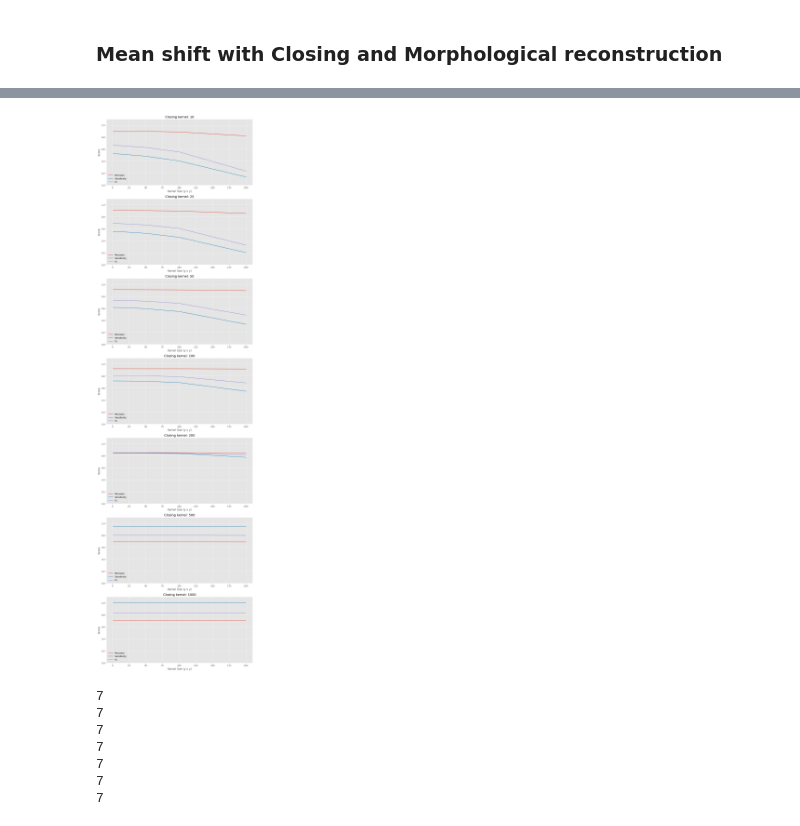
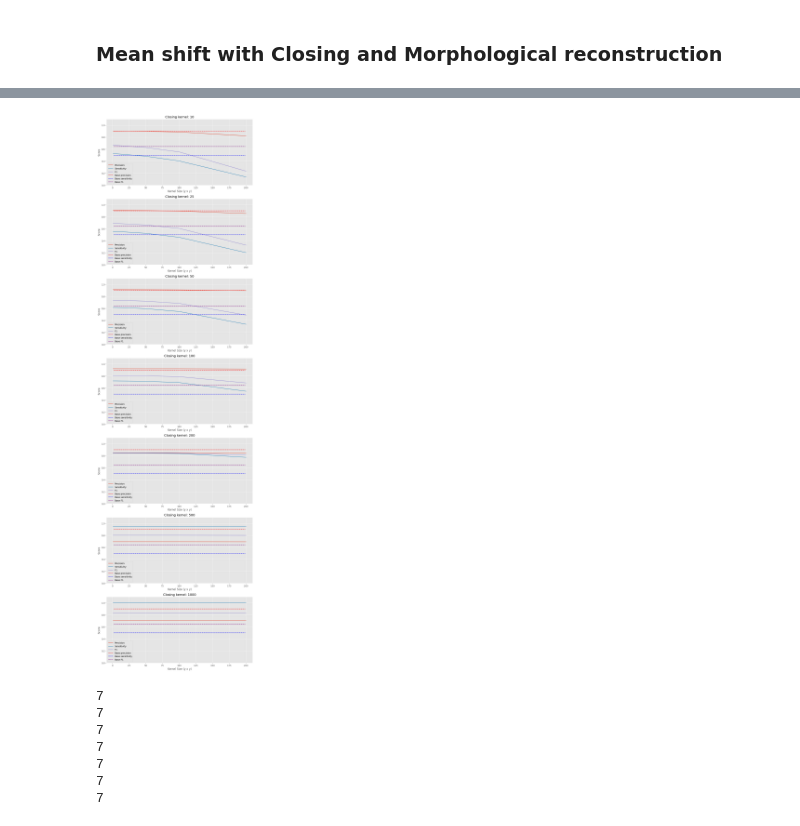
Before and after one commit to MCV-2024-C1-Project/Team7, a Jupyter notebook: segmentation_analysis.ipynb, the cells around one changed output, grey strips where cells are left out. Drawn from its saved outputs; the diff is of its cells as text; code cells hidden in the pictures.

Commit message:
Reference lines on graphics

```diff
--- a/segmentation_analysis.ipynb
+++ b/segmentation_analysis.ipynb
@@ -259,21 +262,24 @@ df = pd.DataFrame.from_dict(mean_shift_results, orient='index', columns=['Precis
 # %%
 fig, axs = plt.subplots(figsize = (10,35), nrows = len(closing_kernels), ncols=1)
 axs = axs.flatten()
 for ax, closing in zip(axs, closing_kernels):
     closing_df = df[df["index"].str.contains(f"closing:{closing} ")]
     ax.plot(morph_kernels, closing_df.Precision, label = "Precision")
     ax.plot(morph_kernels, closing_df.Sensitivity, label = "Sensitivity")
     ax.plot(morph_kernels, closing_df.F1, label = "F1")
+    ax.axhline(y=df[(df["index"]=="base_method")]["Precision"][0], linestyle="--", label = "Base precision", color='r', xmin=0.05, xmax=0.95)
+    ax.axhline(y=df[(df["index"]=="base_method")]["Sensitivity"][0], linestyle="--", label = "Base sensitivity", color='b', xmin=0.05, xmax=0.95)
+    ax.axhline(y=df[(df["index"]=="base_method")]["F1"][0], linestyle="--", label = "Base F1", color='purple', xmin=0.05, xmax=0.95)
     ax.set_title(f"Closing kernel: {closing}")
     ax.set_ylim([0,1.1])
     ax.set_xlabel("Kernel Size (y x y)")
     ax.set_ylabel("Score")
     ax.legend(loc="lower left")
 
 plt.tight_layout()
 plt.show()
 # %% [output]
-[figure, old version]
+[figure, new version]
 # %%
 for ax, closing in zip(axs, closing_kernels):
     closing_df = df[df["index"].str.contains(f"closing:{closing} ")]
```
Also changed, not shown: parts of 1 cell of this notebook.
